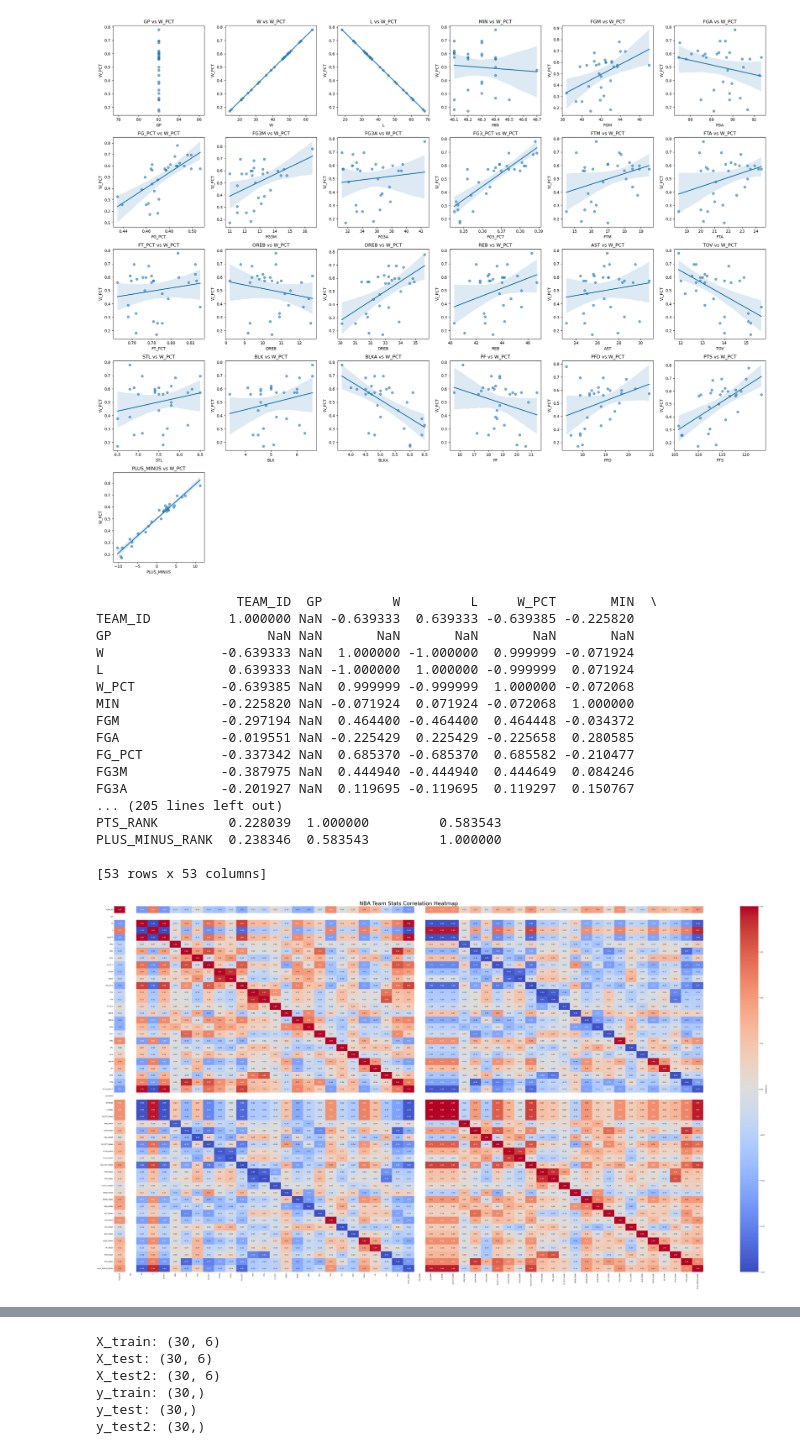
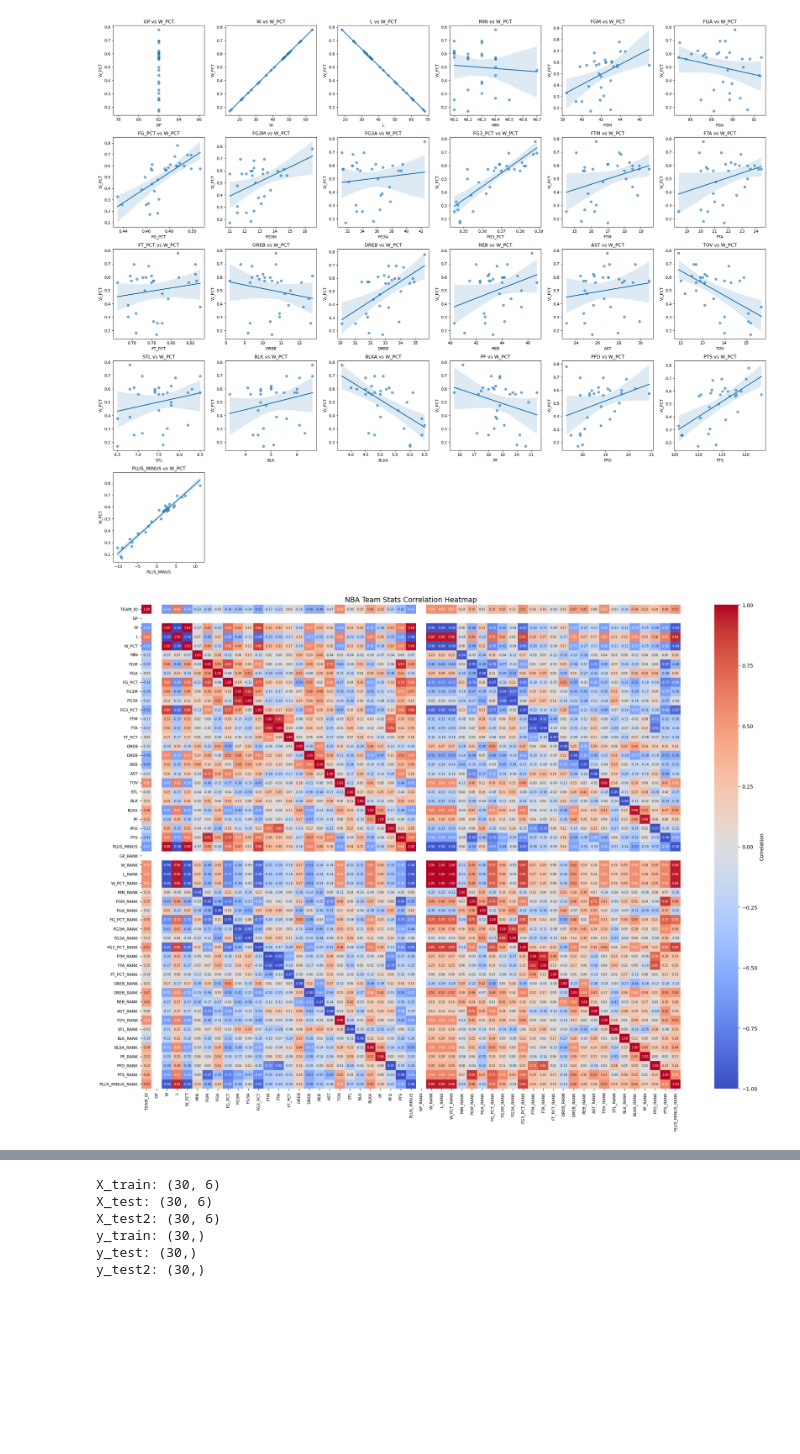
Before and after one commit to tauimonen/ML-NBA-dataset-linear-regression, a Jupyter notebook: nba.ipynb, the cells around one changed output, grey strips where cells are left out. Drawn from its saved outputs; the diff is of its cells as text; code cells hidden in the pictures; blank space fills up the shorter version.

```diff
--- a/nba.ipynb
+++ b/nba.ipynb
@@ -326,38 +265,23 @@ plt.tight_layout()
 plt.show()
 # %% [output]
 [figure]
-# %%
-corr = df.corr(numeric_only=True)
-print(corr)
-# %% [output]
-                  TEAM_ID  GP         W         L     W_PCT       MIN  \
-TEAM_ID          1.000000 NaN -0.639333  0.639333 -0.639385 -0.225820
-GP                    NaN NaN       NaN       NaN       NaN       NaN
-W               -0.639333 NaN  1.000000 -1.000000  0.999999 -0.071924
-L                0.639333 NaN -1.000000  1.000000 -0.999999  0.071924
-W_PCT           -0.639385 NaN  0.999999 -0.999999  1.000000 -0.072068
-MIN             -0.225820 NaN -0.071924  0.071924 -0.072068  1.000000
-FGM             -0.297194 NaN  0.464400 -0.464400  0.464448 -0.034372
-FGA             -0.019551 NaN -0.225429  0.225429 -0.225658  0.280585
-FG_PCT          -0.337342 NaN  0.685370 -0.685370  0.685582 -0.210477
-FG3M            -0.387975 NaN  0.444940 -0.444940  0.444649  0.084246
-FG3A            -0.201927 NaN  0.119695 -0.119695  0.119297  0.150767
-... (205 lines left out)
-PTS_RANK         0.228039  1.000000         0.583543
-PLUS_MINUS_RANK  0.238346  0.583543         1.000000
-
-[53 rows x 53 columns]
 # %%
-# Luodaan heatmap
-plt.figure(figsize=(80, 40))
+# Heatmap korrelaatioista
+corr = df.corr(numeric_only=True)
+
+plt.figure(figsize=(20, 15))
 sns.heatmap(
     corr,
     annot=True,
     fmt=".2f",
     cmap="coolwarm",
-    cbar_kws={'label': 'Correlation'}
+    cbar_kws={'label': 'Correlation'},
+    annot_kws={"size": 6}  # pienempi fontti numeroille
 )
-plt.title("NBA Team Stats Correlation Heatmap", fontsize=32)
+plt.xticks(rotation=90, fontsize=8)
+plt.yticks(fontsize=8)
+plt.title("NBA Team Stats Correlation Heatmap", fontsize=14)
+plt.tight_layout()
 plt.show()
 # %% [output]
-[figure, old version]
+[figure, new version]
```
Also changed, not shown: parts of 14 cells of this notebook.
